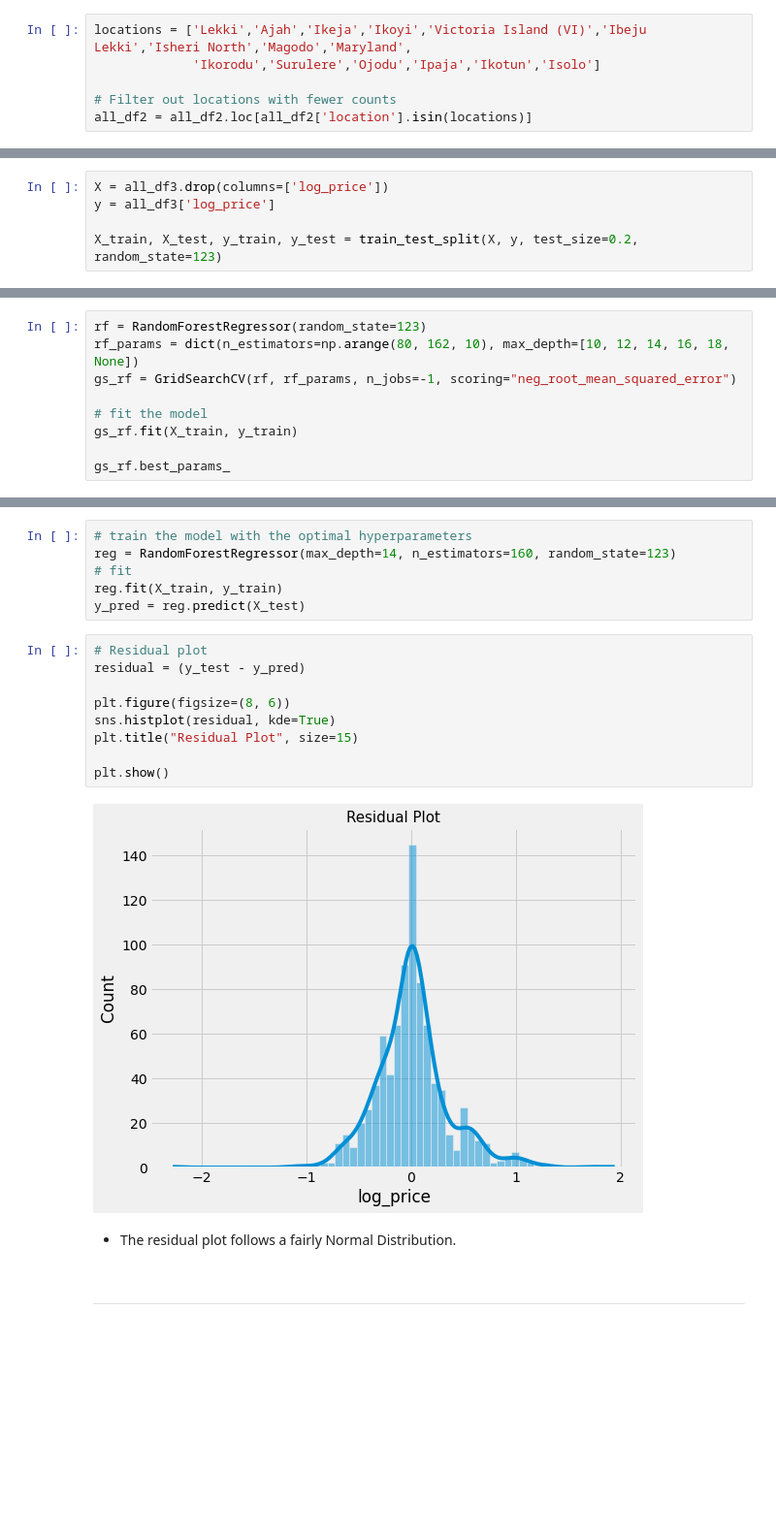
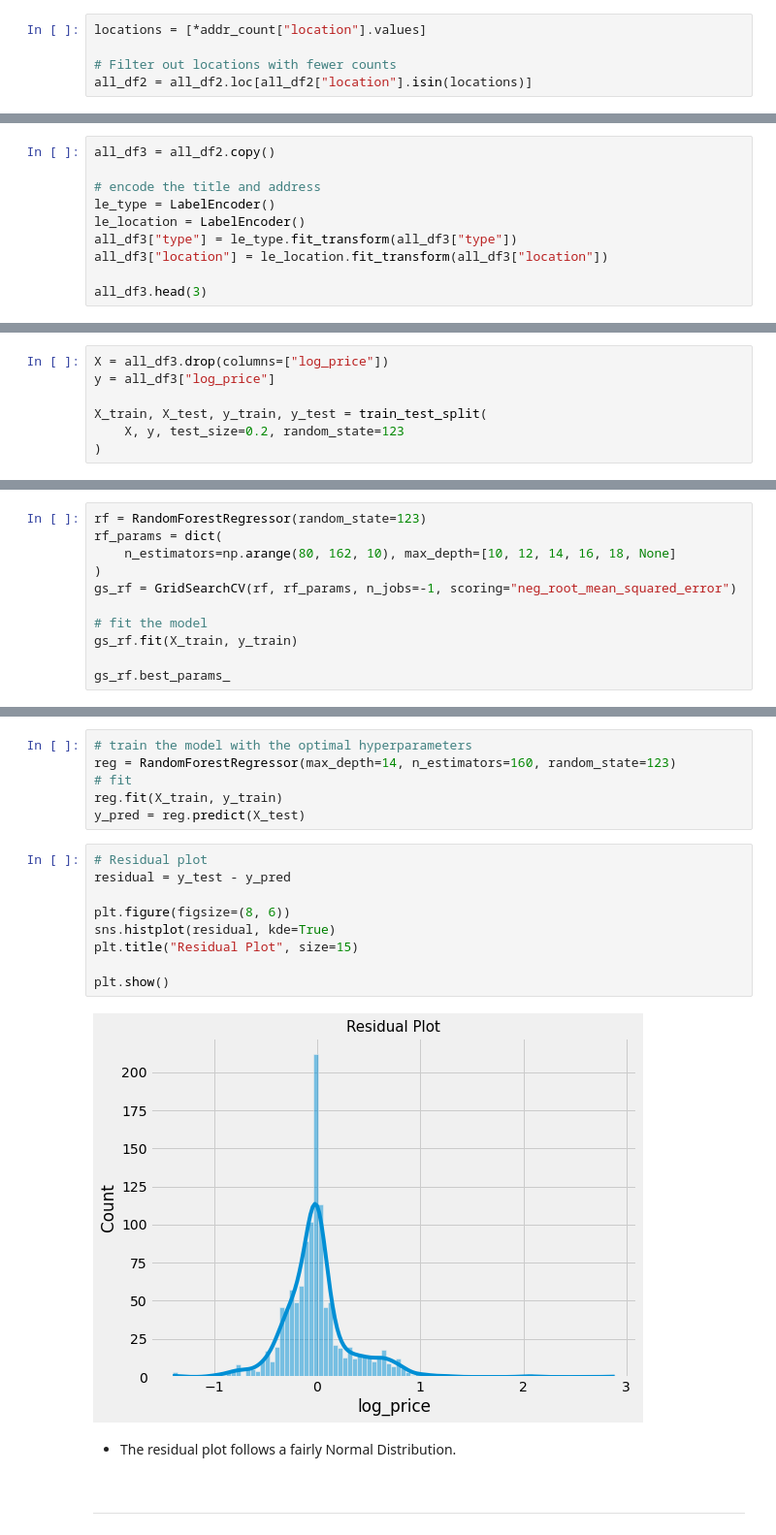
Before and after one commit to chineidu/house_prediction, a Jupyter notebook: house_prices.ipynb, the cells around one changed output, grey strips where cells are left out. Shown at 97% size. Saved outputs shown, nothing was run; the diff lists cells and outputs as text; blank space fills up the shorter version.

```diff
--- a/house_prices.ipynb
+++ b/house_prices.ipynb
@@ -286,9 +333,8 @@ plt.show()
 # %%
-locations = ['Lekki','Ajah','Ikeja','Ikoyi','Victoria Island (VI)','Ibeju Lekki','Isheri North','Magodo','Maryland',
-             'Ikorodu','Surulere','Ojodu','Ipaja','Ikotun','Isolo']
+locations = [*addr_count["location"].values]
 
 # Filter out locations with fewer counts
-all_df2 = all_df2.loc[all_df2['location'].isin(locations)]
+all_df2 = all_df2.loc[all_df2["location"].isin(locations)]
 # %% [markdown]
 <br>
 
@@ -410,0 +472,10 @@ all_df3.head(3)
+# %%
+all_df3 = all_df2.copy()
+
+# encode the title and address
+le_type = LabelEncoder()
+le_location = LabelEncoder()
+all_df3["type"] = le_type.fit_transform(all_df3["type"])
+all_df3["location"] = le_location.fit_transform(all_df3["location"])
+
+all_df3.head(3)
@@ -447,9 +523,11 @@ from sklearn.linear_model import LinearRegression, Ridge
 from sklearn.ensemble import RandomForestRegressor, AdaBoostRegressor
 from sklearn.svm import SVR
 # %%
-X = all_df3.drop(columns=['log_price'])
-y = all_df3['log_price']
+X = all_df3.drop(columns=["log_price"])
+y = all_df3["log_price"]
 
-X_train, X_test, y_train, y_test = train_test_split(X, y, test_size=0.2, random_state=123)
+X_train, X_test, y_train, y_test = train_test_split(
+    X, y, test_size=0.2, random_state=123
+)
 # %%
 models = {
@@ -508,6 +585,8 @@ train_model(models)
 # %%
 rf = RandomForestRegressor(random_state=123)
-rf_params = dict(n_estimators=np.arange(80, 162, 10), max_depth=[10, 12, 14, 16, 18, None])
+rf_params = dict(
+    n_estimators=np.arange(80, 162, 10), max_depth=[10, 12, 14, 16, 18, None]
+)
 gs_rf = GridSearchCV(rf, rf_params, n_jobs=-1, scoring="neg_root_mean_squared_error")
 
 # fit the model
@@ -532,15 +613,15 @@ reg.fit(X_train, y_train)
 y_pred = reg.predict(X_test)
 # %%
 # Residual plot
-residual = (y_test - y_pred)
+residual = y_test - y_pred
 
 plt.figure(figsize=(8, 6))
 sns.histplot(residual, kde=True)
 plt.title("Residual Plot", size=15)
 
 plt.show()
 # %% [output]
-[figure, old version]
+[figure, new version]
 # %% [markdown]
 * The residual plot follows a fairly Normal Distribution.
 <br>
```
Also changed, not shown: parts of 51 cells of this notebook.
